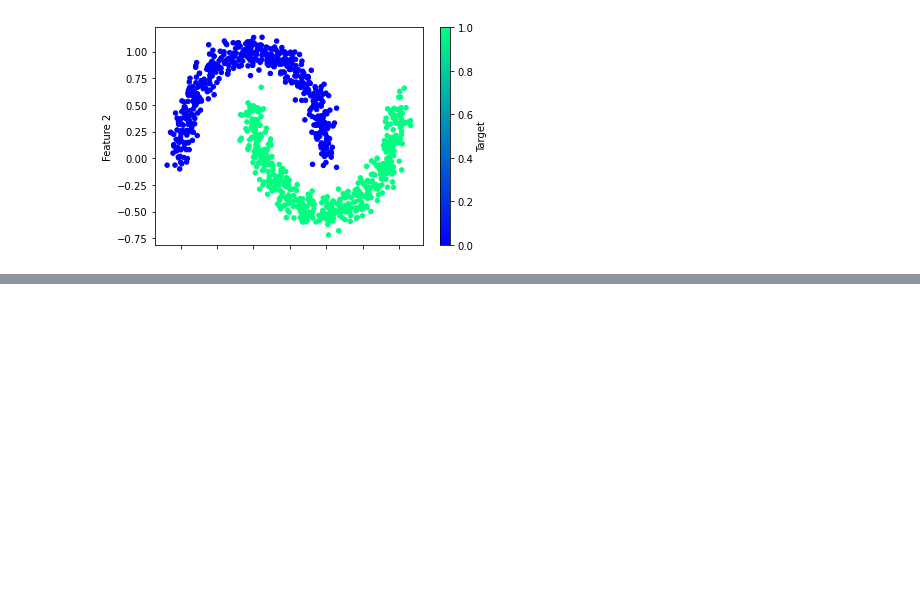
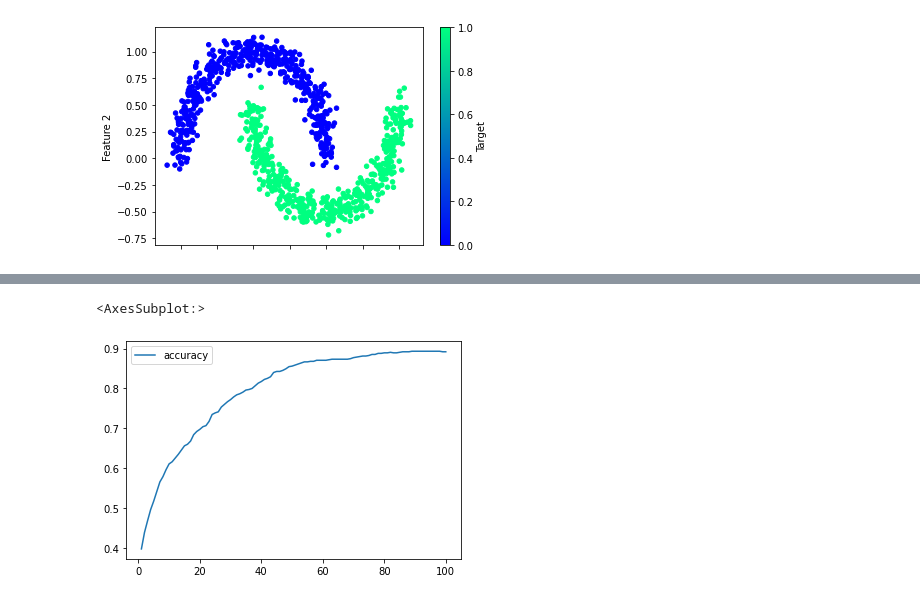
Before and after one commit to DarlenePenn/Neural_Network_Charity_Analysis, a Jupyter notebook: Neural_Network_Charity_Analysis/Module19.ipynb, the cells around one changed output, grey strips where cells are left out. Drawn from its saved outputs; the diff is of its cells as text; code cells hidden in the pictures; blank space fills up the shorter version.

```diff
--- a/Neural_Network_Charity_Analysis/Module19.ipynb
+++ b/Neural_Network_Charity_Analysis/Module19.ipynb
@@ -140,0 +186,6 @@ df_moons.plot.scatter(x="Feature 1",y="Feature 2", c="Target",colormap="winter")
+# %%
+# Plot the accuracy
+history_df.plot(y="accuracy")
+# %% [output]
+<AxesSubplot:>
+[figure, added]
```
Also changed, not shown: parts of 16 cells of this notebook, 2 other files.
